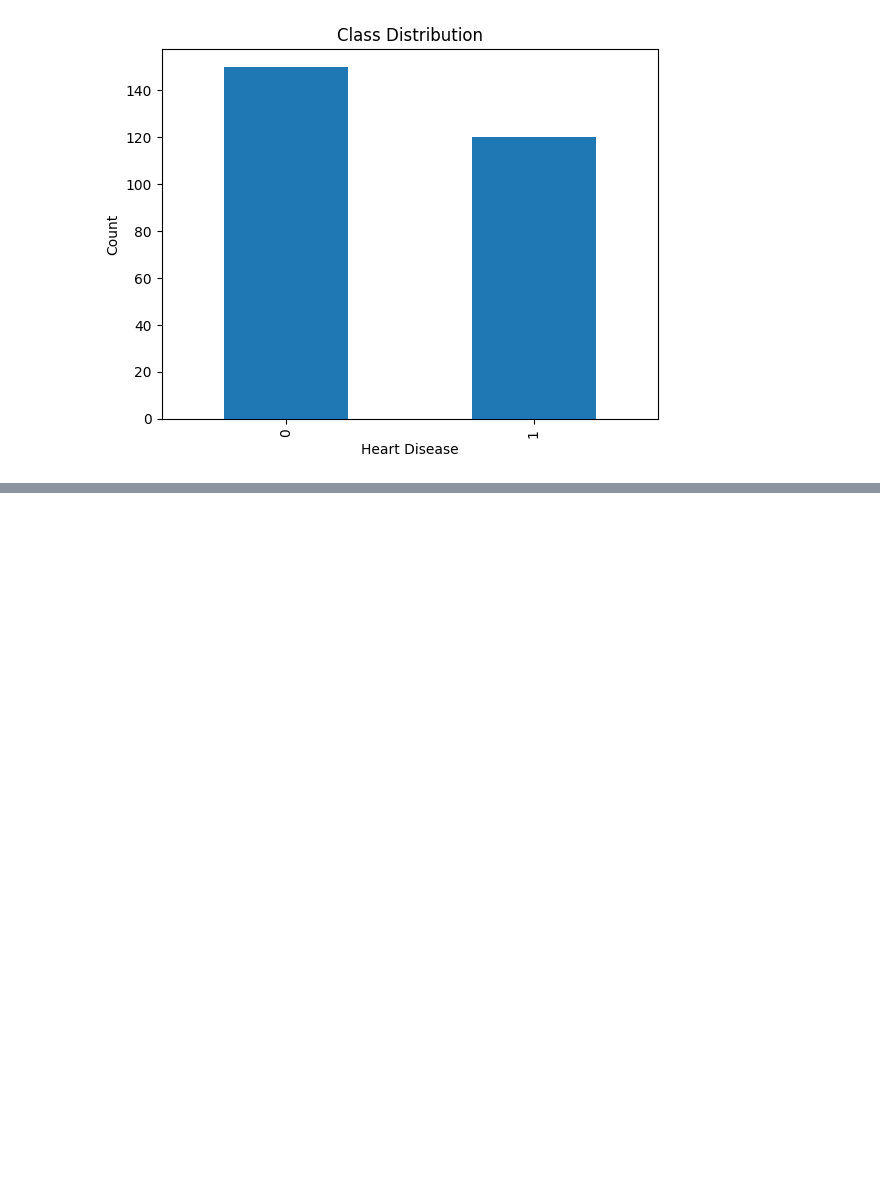
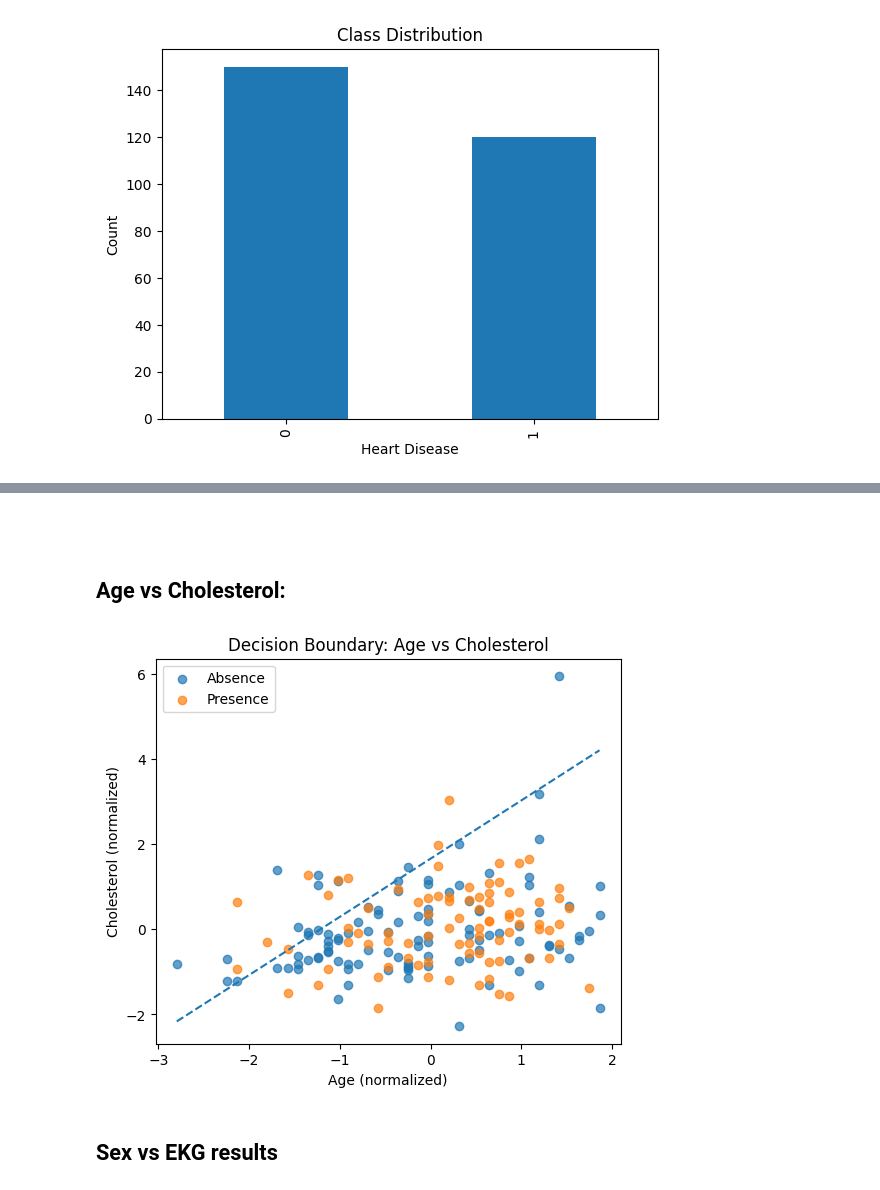
Before and after one commit to andrescalderonr/Heart-Disease-Risk-Prediction, a Jupyter notebook: heart_disease_lr_analysis.ipynb, the cells around one changed output, grey strips where cells are left out. Saved outputs shown, nothing was run; the diff lists cells and outputs as text; code cells hidden in the pictures; blank space fills up the shorter version.

```diff
--- a/heart_disease_lr_analysis.ipynb
+++ b/heart_disease_lr_analysis.ipynb
@@ -90,0 +276,4 @@ plt.show()
+# %% [markdown]
+##
+# %% [markdown]
+## Age vs Cholesterol:
@@ -90,0 +301,38 @@ plt.show()
+# %%
+plt.figure(figsize=(6, 5))
+
+# Clase 0
+plt.scatter(
+    X_train_2[y_train_2.flatten() == 0][:, 0],
+    X_train_2[y_train_2.flatten() == 0][:, 1],
+    label='Absence',
+    alpha=0.7
+)
+
+# Clase 1
+plt.scatter(
+    X_train_2[y_train_2.flatten() == 1][:, 0],
+    X_train_2[y_train_2.flatten() == 1][:, 1],
+    label='Presence',
+    alpha=0.7
+)
+
+x_vals_2 = np.linspace(
+    X_train_2[:, 0].min(),
+    X_train_2[:, 0].max(),
+    100
+)
+
+y_vals_2 = -(w[0] * x_vals_2 + b) / w[1]
+
+plt.plot(x_vals_2, y_vals_2, linestyle='--')
+
+plt.xlabel('Age (normalized)')
+plt.ylabel('Cholesterol (normalized)')
+plt.title('Decision Boundary: Age vs Cholesterol')
+plt.legend()
+plt.show()
+# %% [output]
+[figure, added]
+# %% [markdown]
+## Sex vs EKG results
```
Also changed, not shown: parts of 29 cells of this notebook.
